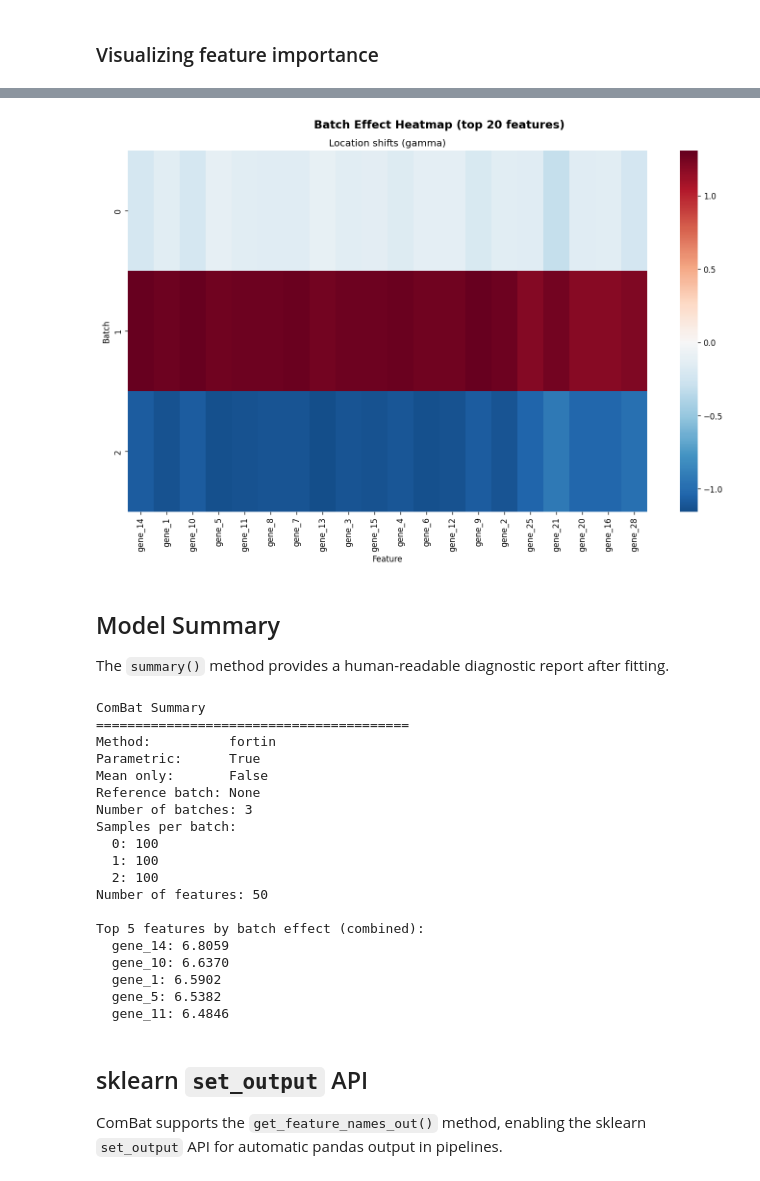
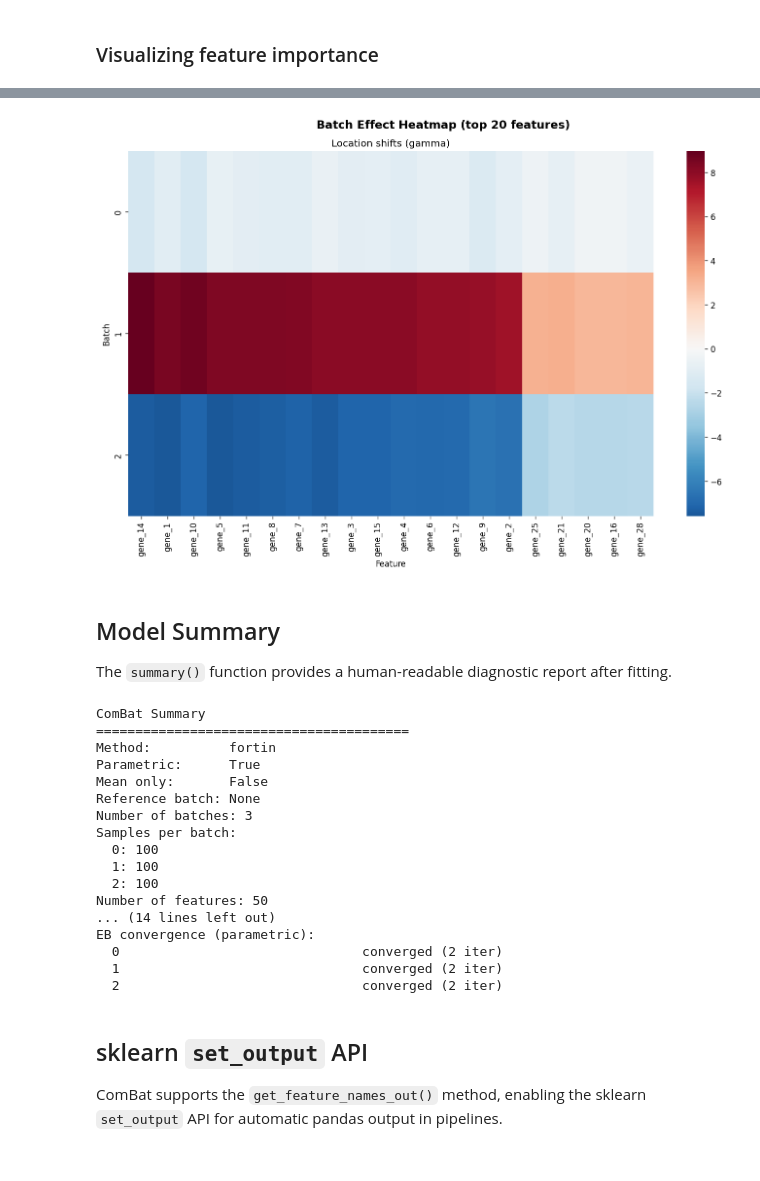
Before and after one commit to EttoreRocchi/combatlearn, a Jupyter notebook: docs/source/demo/combatlearn_demo.ipynb, the cells around one changed output, grey strips where cells are left out. Saved outputs shown, nothing was run; the diff lists cells and outputs as text; code cells hidden in the pictures.

```diff
--- a/docs/source/demo/combatlearn_demo.ipynb
+++ b/docs/source/demo/combatlearn_demo.ipynb
@@ -425,19 +428,19 @@ fig = combat.plot_batch_effect_heatmap(top_n=20)
 # %%
 combat_mo = ComBat(batch=batch_labels, method="johnson", mean_only=True)
 combat_mo.fit(X)
 
-fig = combat_mo.plot_batch_effect_heatmap(top_n=20)
+fig = plot_batch_effect_heatmap(combat_mo, top_n=20)
 # %% [output]
-[figure, old version]
+[figure, new version]
 # %% [markdown]
 ## Model Summary
 
-The `summary()` method provides a human-readable diagnostic report after fitting.
+The `summary()` function provides a human-readable diagnostic report after fitting.
 # %%
 combat = ComBat(batch=batch_labels, method="fortin", discrete_covariates=sex, continuous_covariates=age)
 combat.fit(X)
 
-print(combat.summary())
+print(summary(combat))
 # %% [output]
 ComBat Summary
 ========================================
@@ -451,13 +454,11 @@ Samples per batch:
   1: 100
   2: 100
 Number of features: 50
-
-Top 5 features by batch effect (combined):
-  gene_14: 6.8059
-  gene_10: 6.6370
-  gene_1: 6.5902
-  gene_5: 6.5382
-  gene_11: 6.4846
+... (14 lines left out)
+EB convergence (parametric):
+  0                               converged (2 iter)
+  1                               converged (2 iter)
+  2                               converged (2 iter)
 # %% [markdown]
 ## sklearn `set_output` API
 
```
Also changed, not shown: parts of 26 cells of this notebook, 13 other files.
